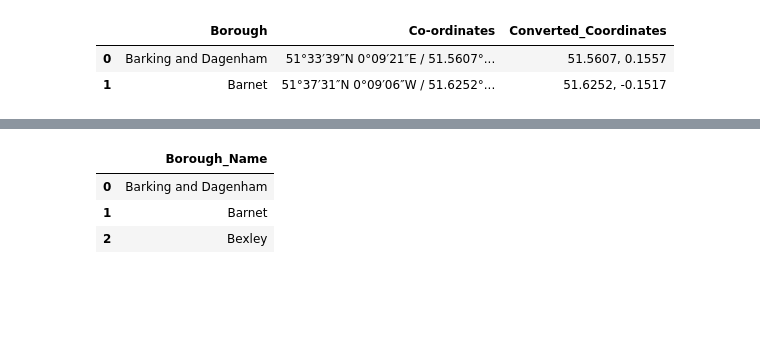
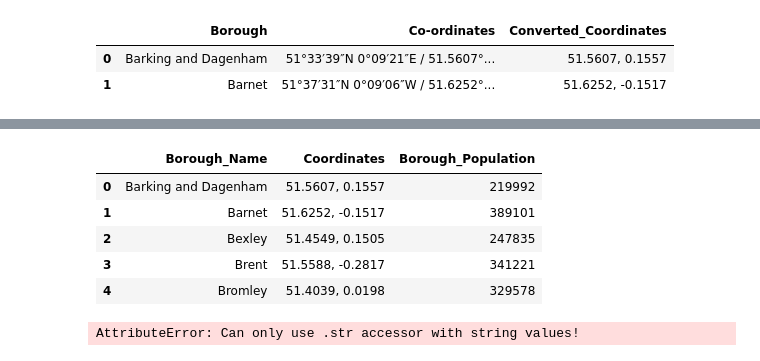
Before and after one commit to lse-st207/project-at2023-group5, a Jupyter notebook: Data Formatting for DB Browser.ipynb, the cells around one changed output, grey strips where cells are left out. Drawn from its saved outputs; the diff is of its cells as text; code cells hidden in the pictures; blank space fills up the shorter version.

```diff
--- a/Data Formatting for DB Browser.ipynb
+++ b/Data Formatting for DB Browser.ipynb
@@ -73,0 +99,5 @@ borough_entity = borough_main[['Borough']].rename(columns={'Borough':'Borough_Na
+# %%
+borough_populaiton = pd.read_csv('2022_Borough_Population/Borough_Population_Table.csv')
+borough_populaiton = borough_populaiton[['Unnamed: 1','Unnamed: 2']].rename(columns={'Unnamed: 1':'Borough_Name','Unnamed: 2':'Borough_Population'})
+# %%
+borough_populaiton = borough_populaiton.dropna(subset=['Borough_Population'])
@@ -73,0 +124,2 @@ borough_entity = borough_main[['Borough']].rename(columns={'Borough':'Borough_Na
+# %%
+borough_entity = merged_df = pd.merge(borough_entity, borough_populaiton, on='Borough_Name')
@@ -74,7 +146,15 @@ borough_entity = borough_main[['Borough']].rename(columns={'Borough':'Borough_Na
+# %%
+borough_entity['Coordinates'] = borough_entity['Coordinates'].astype(str)
 # %%
-borough_entity.head(3)
+borough_entity.head()
 # %% [output]
-|  | Borough_Name |
-| 0 | Barking and Dagenham |
-| 1 | Barnet |
-| 2 | Bexley |
+|  | Borough_Name | Coordinates | Borough_Population |
+| 0 | Barking and Dagenham | 51.5607, 0.1557 | 219992 |
+| 1 | Barnet | 51.6252, -0.1517 | 389101 |
+| 2 | Bexley | 51.4549, 0.1505 | 247835 |
+| 3 | Brent | 51.5588, -0.2817 | 341221 |
+| 4 | Bromley | 51.4039, 0.0198 | 329578 |
+# %%
+borough_entity['Borough_Population'] = borough_entity['Borough_Population'].str.replace(',', '').astype(int)
+# %% [output]
+AttributeError: Can only use .str accessor with string values!
```
Also changed, not shown: parts of 18 cells of this notebook, 10 other files.
